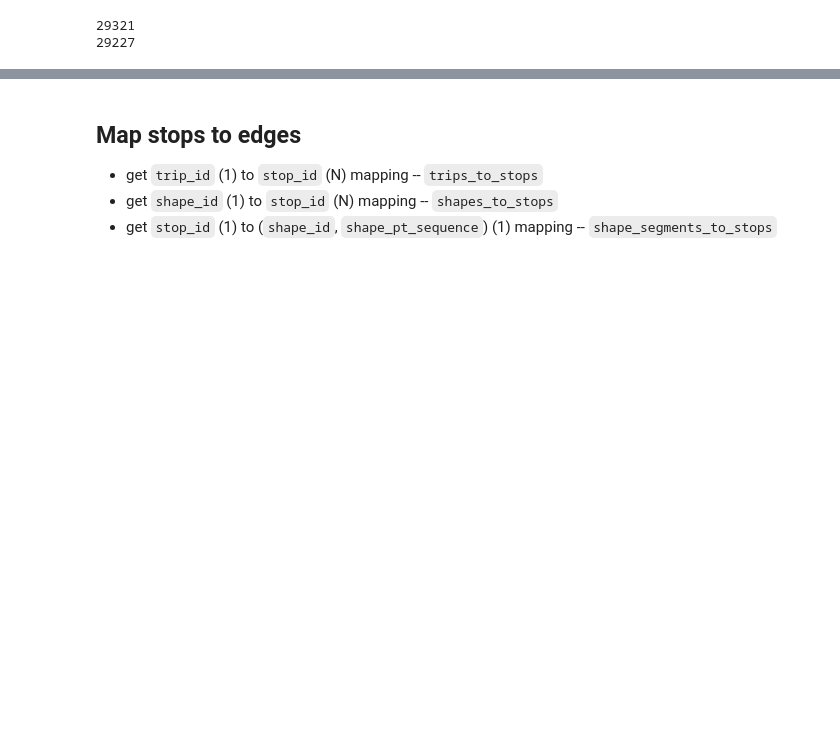
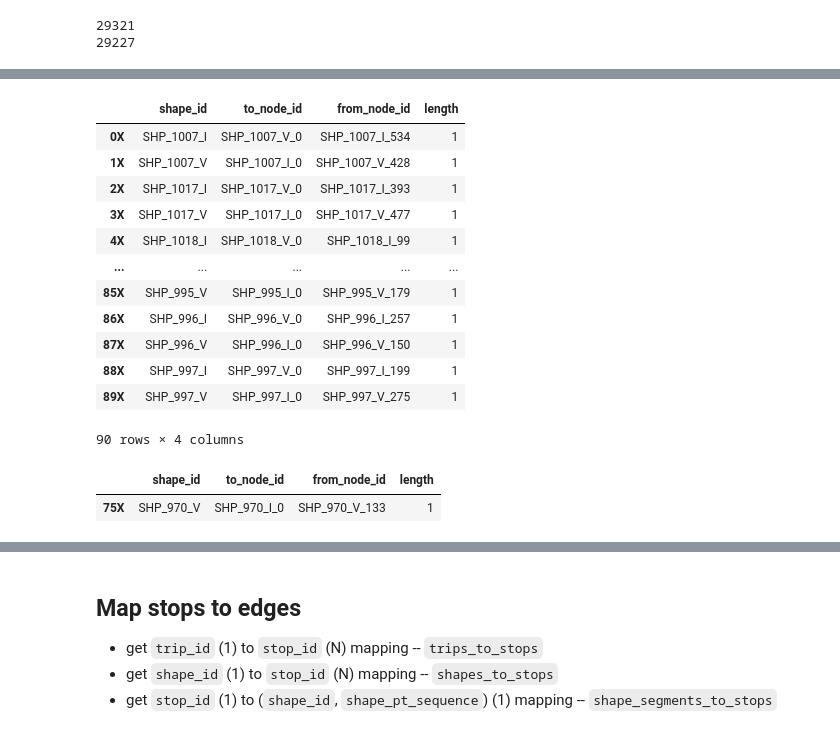
Before and after one commit to andrey-khaletsky/TFM, a Jupyter notebook: emt.ipynb, the cells around one changed output, grey strips where cells are left out. Saved outputs shown, nothing was run; the diff lists cells and outputs as text; code cells hidden in the pictures; blank space fills up the shorter version.

```diff
--- a/emt.ipynb
+++ b/emt.ipynb
@@ -471,6 +444,7 @@ AttributeError: 'NoneType' object has no attribute 'copy'
 # %%
-edges['geometry'] = edges.apply(lambda row: LineString([row['geometry'],
-                                                       row['geometry_shifted']]), axis='columns')
+# convert point geometry to line geometry
+edges['geometry'] = edges.apply(lambda row: LineString([row['geometry'], row['geometry_shifted']]), axis='columns')
+
+# drop now useless `geometry_shifted` column
 edges = edges.drop(columns='geometry_shifted')
-edges
 # %% [output]
@@ -515,0 +544,8 @@ AttributeError: 'NoneType' object has no attribute 'copy'
+# %%
+# filter nodes and shapes for relevant shape_id values only
+shape_id_to_use = trips.loc[trips['service_id'].isin(relevant_service_ids['service_id']), 'shape_id']
+
+nodes_filtered = nodes.loc[nodes['shape_id'].isin(shape_id_to_use), :]
+edges_filtered = edges.loc[edges['shape_id'].isin(shape_id_to_use), :]
+
+nodes_filtered.shape, edges_filtered.shape
@@ -515,0 +563,40 @@ AttributeError: 'NoneType' object has no attribute 'copy'
+# %%
+# edges_filtered['base_shape_id'] = edges_filtered['shape_id'].str.rstrip(r'_I|_V')
+
+edges_to_add = edges_filtered.groupby('shape_id')['to_node_id'].last()
+edges_to_add = edges_to_add.reset_index()
+
+edges_to_add['base_shape_id'] = edges_to_add['shape_id'].str.rstrip(r'_I|_V')
+
+edges_to_add['is_v'] = edges_to_add['shape_id'].str.slice(-1).eq('V')
+edges_to_add['is_i'] = edges_to_add['shape_id'].str.slice(-1).eq('I')
+
+
+edges_to_add['from_node_id'] = edges_to_add.apply(lambda row: row['to_node_id'], axis='columns')
+edges_to_add['to_node_id'] = edges_to_add.apply(lambda row: row['base_shape_id'] + '_I_' * row['is_v'] + '_V_' * row['is_i'] + '0', axis='columns')
+
+edges_to_add.index = edges_to_add.index.astype(str) + 'X'
+edges_to_add['length'] = 1
+
+edges_to_add = edges_to_add.drop(columns=['base_shape_id', 'is_v', 'is_i'])
+
+edges_to_add
+# %% [output]
+|  | shape_id | to_node_id | from_node_id | length |
+| 0X | SHP_1007_I | SHP_1007_V_0 | SHP_1007_I_534 | 1 |
+| 1X | SHP_1007_V | SHP_1007_I_0 | SHP_1007_V_428 | 1 |
+| 2X | SHP_1017_I | SHP_1017_V_0 | SHP_1017_I_393 | 1 |
+| 3X | SHP_1017_V | SHP_1017_I_0 | SHP_1017_V_477 | 1 |
+| 4X | SHP_1018_I | SHP_1018_V_0 | SHP_1018_I_99 | 1 |
+| ... | ... | ... | ... | ... |
+| 85X | SHP_995_V | SHP_995_I_0 | SHP_995_V_179 | 1 |
+| 86X | SHP_996_I | SHP_996_V_0 | SHP_996_I_257 | 1 |
+| 87X | SHP_996_V | SHP_996_I_0 | SHP_996_V_150 | 1 |
+| 88X | SHP_997_I | SHP_997_V_0 | SHP_997_I_199 | 1 |
+| 89X | SHP_997_V | SHP_997_I_0 | SHP_997_V_275 | 1 |
+90 rows × 4 columns
+# %%
+edges_to_add.loc[edges_to_add['from_node_id'].eq('SHP_970_V_133')]
+# %% [output]
+|  | shape_id | to_node_id | from_node_id | length |
+| 75X | SHP_970_V | SHP_970_I_0 | SHP_970_V_133 | 1 |
```
Also changed, not shown: parts of 42 cells of this notebook, 23 other files.
